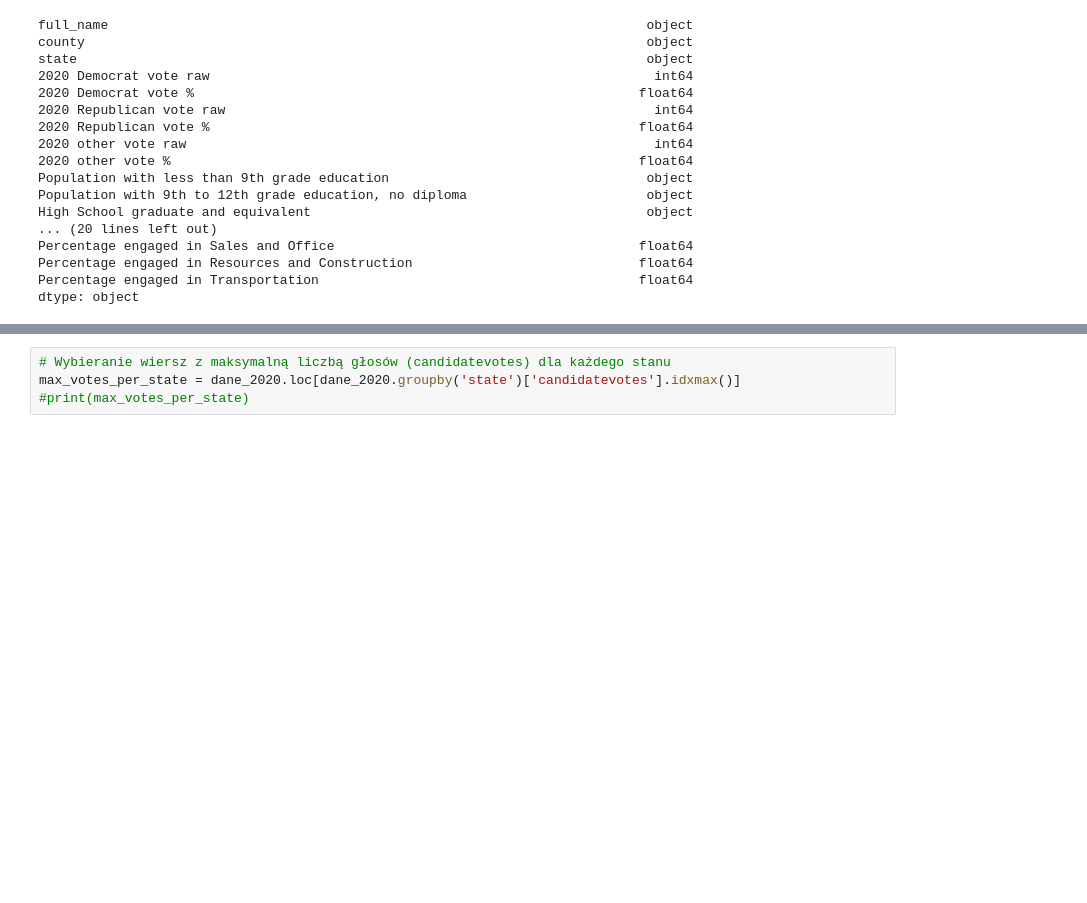
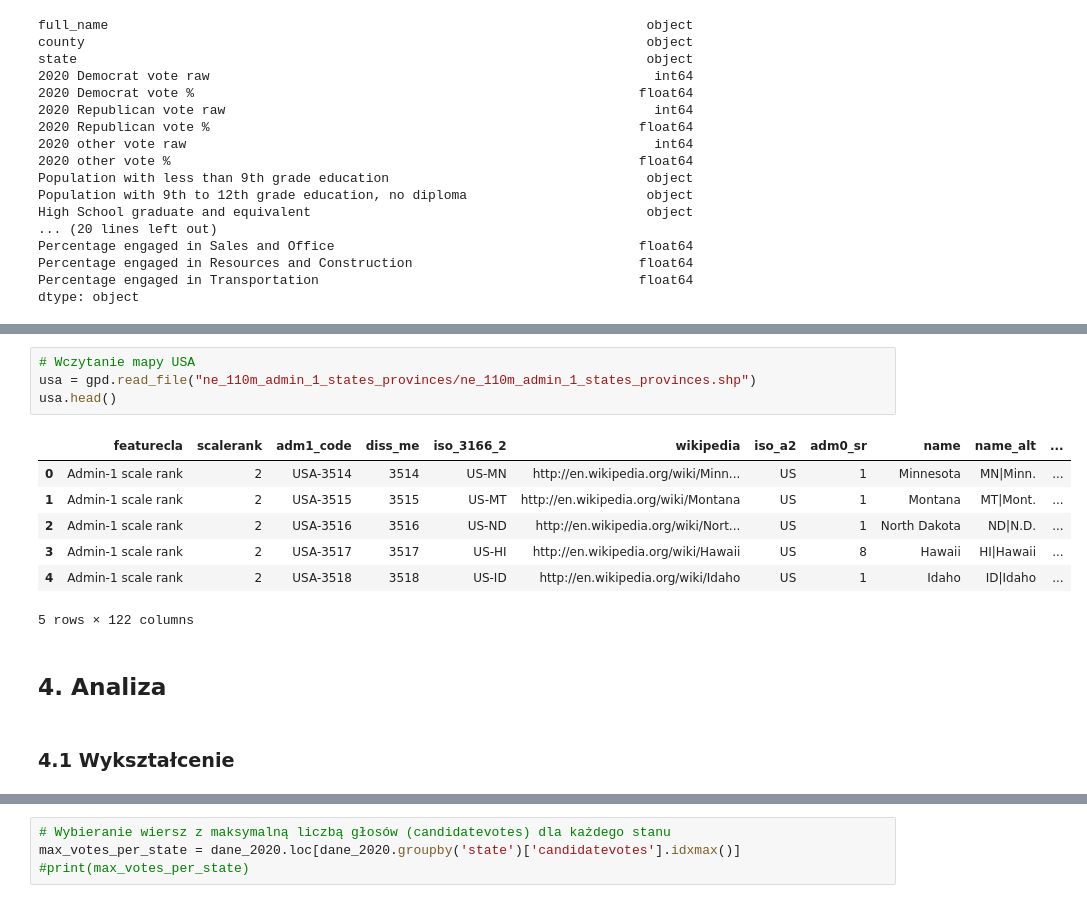
Before and after one commit to HowToCarpeDiem/Analysis-of-the-2020-US-presidential-election, a Jupyter notebook: geop1.ipynb, the cells around one changed output, grey strips where cells are left out. Saved outputs shown, nothing was run; the diff lists cells and outputs as text; blank space fills up the shorter version.

```diff
--- a/geop1.ipynb
+++ b/geop1.ipynb
@@ -195,0 +91,16 @@ usa = gpd.read_file("ne_110m_admin_1_states_provinces/ne_110m_admin_1_states_pro
+# %%
+# Wczytanie mapy USA
+usa = gpd.read_file("ne_110m_admin_1_states_provinces/ne_110m_admin_1_states_provinces.shp")
+usa.head()
+# %% [output]
+|  | featurecla | scalerank | adm1_code | diss_me | iso_3166_2 | wikipedia | iso_a2 | adm0_sr | name | name_alt | ... |
+| 0 | Admin-1 scale rank | 2 | USA-3514 | 3514 | US-MN | http://en.wikipedia.org/wiki/Minn... | US | 1 | Minnesota | MN|Minn. | ... |
+| 1 | Admin-1 scale rank | 2 | USA-3515 | 3515 | US-MT | http://en.wikipedia.org/wiki/Montana | US | 1 | Montana | MT|Mont. | ... |
+| 2 | Admin-1 scale rank | 2 | USA-3516 | 3516 | US-ND | http://en.wikipedia.org/wiki/Nort... | US | 1 | North Dakota | ND|N.D. | ... |
+| 3 | Admin-1 scale rank | 2 | USA-3517 | 3517 | US-HI | http://en.wikipedia.org/wiki/Hawaii | US | 8 | Hawaii | HI|Hawaii | ... |
+| 4 | Admin-1 scale rank | 2 | USA-3518 | 3518 | US-ID | http://en.wikipedia.org/wiki/Idaho | US | 1 | Idaho | ID|Idaho | ... |
+5 rows × 122 columns
+# %% [markdown]
+## 4. Analiza
+# %% [markdown]
+### 4.1 Wykształcenie
```
Also changed, not shown: parts of 53 cells of this notebook, 4 other files.
